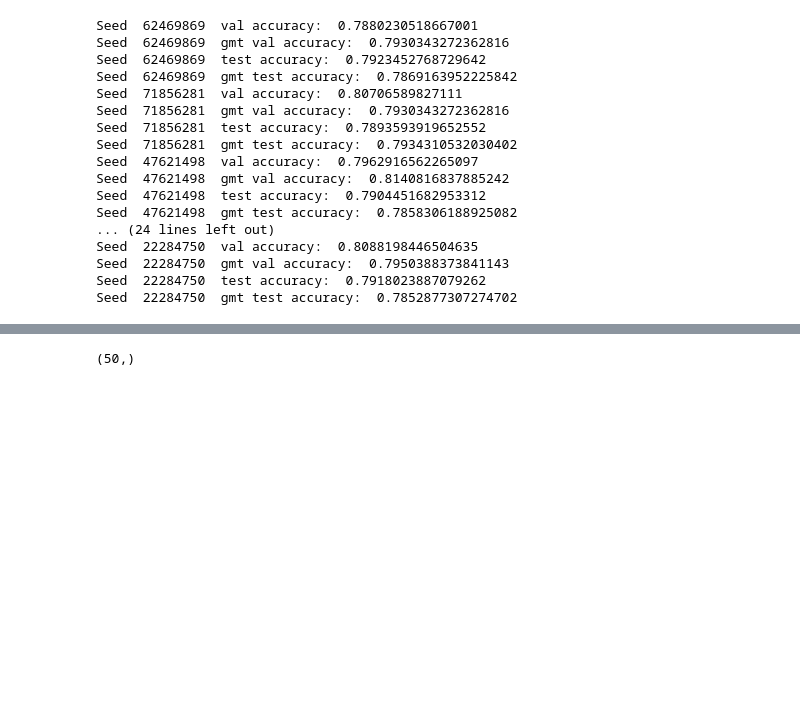
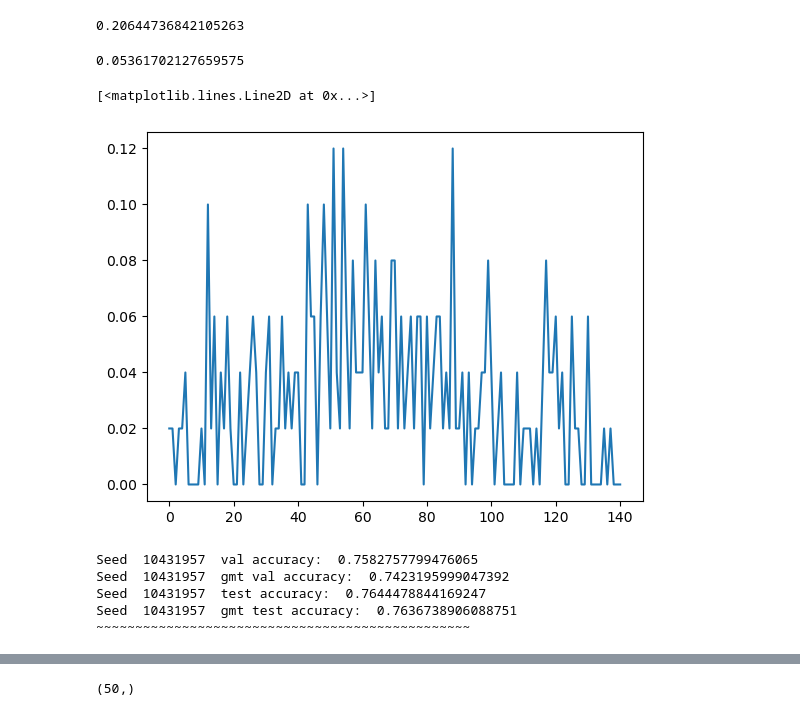
Before and after one commit to emily-gordy/predictability-emergence, a Jupyter notebook: sandpit.ipynb, the cells around one changed output, grey strips where cells are left out. Drawn from its saved outputs; the diff is of its cells as text; code cells hidden in the pictures; blank space fills up the shorter version.

```diff
--- a/sandpit.ipynb
+++ b/sandpit.ipynb
@@ -74,8 +102,53 @@ data/MPI_annualmean_585_tos.pkl
+# %%
+np.mean(alltrain[-1])
+# %% [output]
+0.20644736842105263
+# %%
+latindsel = np.argmin(np.abs((AllData.output_lat-latsel)))
+lonindsel = np.argmin(np.abs((AllData.output_lon-lonsel)))
+
+exprange = [experiment_era[0]-timerange[0],experiment_era[1]-timerange[0]]
+baseline_era = [timerange[0]-timerange[0],experiment_era[0]-timerange[0]]
+
+def find_records(temps,baseline):
+    # Compare each value to the maximum of all previous values
+    records = np.zeros(len(temps), dtype=bool)
+    # records[0] = True  # First value is always a "record"
+    current_max = np.copy(baseline)
+
+    for i, temp in enumerate(temps):
+        if temp > current_max:
+            records[i] = 1
+            current_max = temp
+
+    return records
+
+recordtemps = np.zeros((len(AllData.alloutput),AllData.alloutput[0].shape[0],AllData.alloutput[0].shape[1]-inputlength-50))
+
+for issp,ssp in enumerate(ssplist):
+
+    histsel = AllData.alloutput[issp]
+    histsel = histsel[:,:,latindsel,lonindsel]
+
+    baseline = np.max(histsel[:,baseline_era[0]:baseline_era[1]+inputlength],axis=1)
+
+    for iens in range(histsel.shape[0]):
+
+        recordtemps[issp,iens,:] = find_records(histsel[iens,exprange[0]+inputlength:],baseline[iens])
+# %%
+np.mean(recordtemps)
+# %% [output]
+0.05361702127659575
+# %%
+plt.plot(np.mean(recordtemps[0],axis=(0)))
+# %% [output]
+[<matplotlib.lines.Line2D at 0x...>]
+[figure, added]
 # %%
 # plt.subplot(1,1,1)
 allpred = []
 
-for iseed, seed in enumerate(seedlist):
+for iseed, seed in enumerate(seedlist[3:4]):
 
     torch.manual_seed(seed)
     np.random.seed(seed)
@@ -121,6 +194,8 @@ for iseed, seed in enumerate(seedlist):
 
     print("Seed ", str(seed), " test accuracy: ", str(acctest))
     print("Seed ", str(seed), " gmt test accuracy: ", str(gmttestacc))
+
+    print("~~~~~~~~~~~~~~~~~~~~~~~~~~~~~~~~~~~~~~~~~~~~~~~~")
     # predseed = allpred[iseed]
     # predseed = np.argmax(predseed, axis=1)
     # predseed = np.reshape(predseed, (len(trainvaltest[1]), len(yearvec)))
@@ -141,23 +216,11 @@ for iseed, seed in enumerate(seedlist):
 
 # plt.xlim(2000,2040)
 # %% [output]
-Seed  62469869  val accuracy:  0.7880230518667001
-Seed  62469869  gmt val accuracy:  0.7930343272362816
-Seed  62469869  test accuracy:  0.7923452768729642
-Seed  62469869  gmt test accuracy:  0.7869163952225842
-Seed  71856281  val accuracy:  0.80706589827111
-Seed  71856281  gmt val accuracy:  0.7930343272362816
-Seed  71856281  test accuracy:  0.7893593919652552
-Seed  71856281  gmt test accuracy:  0.7934310532030402
-Seed  47621498  val accuracy:  0.7962916562265097
-Seed  47621498  gmt val accuracy:  0.8140816837885242
-Seed  47621498  test accuracy:  0.7904451682953312
-Seed  47621498  gmt test accuracy:  0.7858306188925082
-... (24 lines left out)
-Seed  22284750  val accuracy:  0.8088198446504635
-Seed  22284750  gmt val accuracy:  0.7950388373841143
-Seed  22284750  test accuracy:  0.7918023887079262
-Seed  22284750  gmt test accuracy:  0.7852877307274702
+Seed  10431957  val accuracy:  0.7582757799476065
+Seed  10431957  gmt val accuracy:  0.7423195999047392
+Seed  10431957  test accuracy:  0.7644478844169247
+Seed  10431957  gmt test accuracy:  0.7636738906088751
+~~~~~~~~~~~~~~~~~~~~~~~~~~~~~~~~~~~~~~~~~~~~~~~~
 # %%
 allsummer = []
 
```
Also changed, not shown: parts of 12 cells of this notebook, 4 other files.
